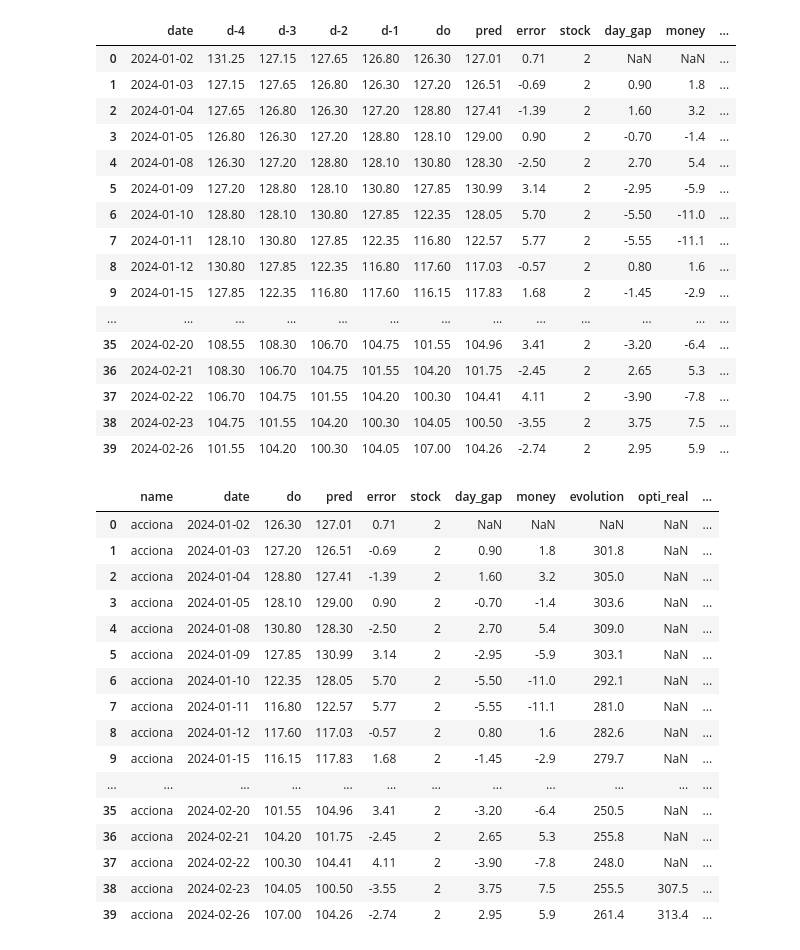
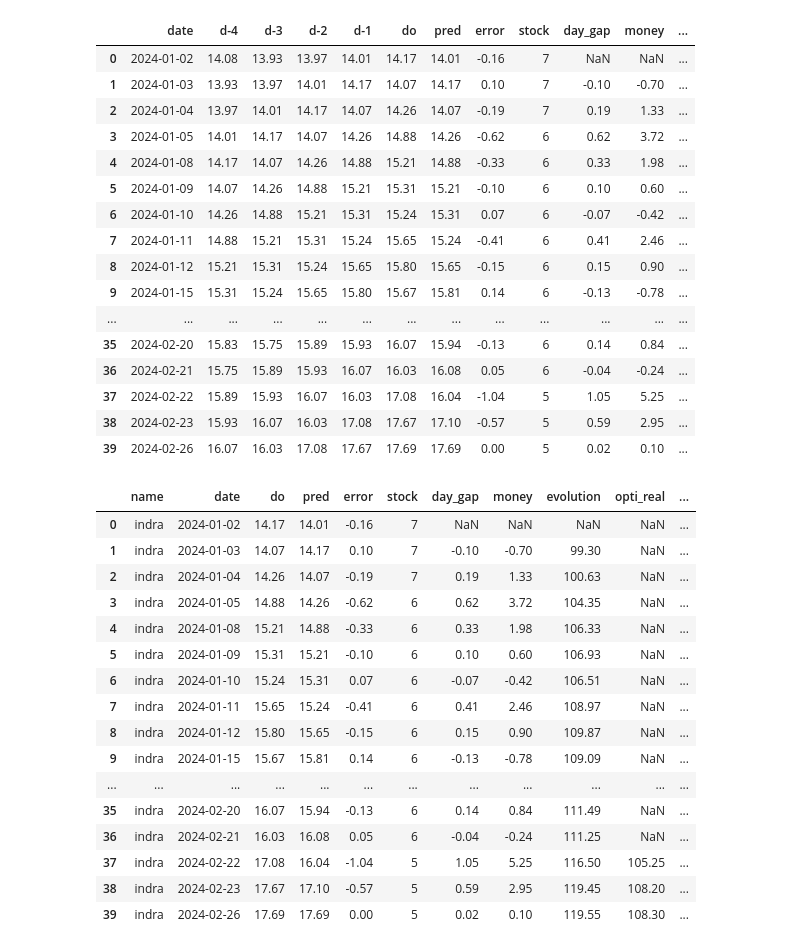
Before and after one commit to javicastano77/IBEX-35-Analysis, a Jupyter notebook: model_omp/model_template.ipynb, the cells around one changed output. Saved outputs shown, nothing was run; the diff lists cells and outputs as text; code cells hidden in the pictures.

```diff
--- a/model_omp/model_template.ipynb
+++ b/model_omp/model_template.ipynb
@@ -39,0 +22,4 @@ acciona
+# %%
+indra = primera_llamada('Indra')
+
+indra
@@ -61,7 +61,7 @@ def preparar_modelo(DF):
 
     return new_df
 # %%
-new_df = preparar_modelo(acciona)
+new_df = preparar_modelo(indra)
 
 new_df
 # %% [output]
@@ -237,27 +217,27 @@ def escenario(x):
 
     return df_pred
 # %%
-df_pred = escenario(300)
+df_pred = escenario(100)
 
 df_pred
 # %% [output]
 |  | date | d-4 | d-3 | d-2 | d-1 | do | pred | error | stock | day_gap | money | ... |
-| 0 | 2024-01-02 | 131.25 | 127.15 | 127.65 | 126.80 | 126.30 | 127.01 | 0.71 | 2 | NaN | NaN | ... |
-| 1 | 2024-01-03 | 127.15 | 127.65 | 126.80 | 126.30 | 127.20 | 126.51 | -0.69 | 2 | 0.90 | 1.8 | ... |
-| 2 | 2024-01-04 | 127.65 | 126.80 | 126.30 | 127.20 | 128.80 | 127.41 | -1.39 | 2 | 1.60 | 3.2 | ... |
-| 3 | 2024-01-05 | 126.80 | 126.30 | 127.20 | 128.80 | 128.10 | 129.00 | 0.90 | 2 | -0.70 | -1.4 | ... |
-| 4 | 2024-01-08 | 126.30 | 127.20 | 128.80 | 128.10 | 130.80 | 128.30 | -2.50 | 2 | 2.70 | 5.4 | ... |
-| 5 | 2024-01-09 | 127.20 | 128.80 | 128.10 | 130.80 | 127.85 | 130.99 | 3.14 | 2 | -2.95 | -5.9 | ... |
-| 6 | 2024-01-10 | 128.80 | 128.10 | 130.80 | 127.85 | 122.35 | 128.05 | 5.70 | 2 | -5.50 | -11.0 | ... |
-| 7 | 2024-01-11 | 128.10 | 130.80 | 127.85 | 122.35 | 116.80 | 122.57 | 5.77 | 2 | -5.55 | -11.1 | ... |
-| 8 | 2024-01-12 | 130.80 | 127.85 | 122.35 | 116.80 | 117.60 | 117.03 | -0.57 | 2 | 0.80 | 1.6 | ... |
-| 9 | 2024-01-15 | 127.85 | 122.35 | 116.80 | 117.60 | 116.15 | 117.83 | 1.68 | 2 | -1.45 | -2.9 | ... |
+| 0 | 2024-01-02 | 14.08 | 13.93 | 13.97 | 14.01 | 14.17 | 14.01 | -0.16 | 7 | NaN | NaN | ... |
+| 1 | 2024-01-03 | 13.93 | 13.97 | 14.01 | 14.17 | 14.07 | 14.17 | 0.10 | 7 | -0.10 | -0.70 | ... |
+| 2 | 2024-01-04 | 13.97 | 14.01 | 14.17 | 14.07 | 14.26 | 14.07 | -0.19 | 7 | 0.19 | 1.33 | ... |
+| 3 | 2024-01-05 | 14.01 | 14.17 | 14.07 | 14.26 | 14.88 | 14.26 | -0.62 | 6 | 0.62 | 3.72 | ... |
+| 4 | 2024-01-08 | 14.17 | 14.07 | 14.26 | 14.88 | 15.21 | 14.88 | -0.33 | 6 | 0.33 | 1.98 | ... |
+| 5 | 2024-01-09 | 14.07 | 14.26 | 14.88 | 15.21 | 15.31 | 15.21 | -0.10 | 6 | 0.10 | 0.60 | ... |
+| 6 | 2024-01-10 | 14.26 | 14.88 | 15.21 | 15.31 | 15.24 | 15.31 | 0.07 | 6 | -0.07 | -0.42 | ... |
+| 7 | 2024-01-11 | 14.88 | 15.21 | 15.31 | 15.24 | 15.65 | 15.24 | -0.41 | 6 | 0.41 | 2.46 | ... |
+| 8 | 2024-01-12 | 15.21 | 15.31 | 15.24 | 15.65 | 15.80 | 15.65 | -0.15 | 6 | 0.15 | 0.90 | ... |
+| 9 | 2024-01-15 | 15.31 | 15.24 | 15.65 | 15.80 | 15.67 | 15.81 | 0.14 | 6 | -0.13 | -0.78 | ... |
 | ... | ... | ... | ... | ... | ... | ... | ... | ... | ... | ... | ... | ... |
-| 35 | 2024-02-20 | 108.55 | 108.30 | 106.70 | 104.75 | 101.55 | 104.96 | 3.41 | 2 | -3.20 | -6.4 | ... |
-| 36 | 2024-02-21 | 108.30 | 106.70 | 104.75 | 101.55 | 104.20 | 101.75 | -2.45 | 2 | 2.65 | 5.3 | ... |
-| 37 | 2024-02-22 | 106.70 | 104.75 | 101.55 | 104.20 | 100.30 | 104.41 | 4.11 | 2 | -3.90 | -7.8 | ... |
-| 38 | 2024-02-23 | 104.75 | 101.55 | 104.20 | 100.30 | 104.05 | 100.50 | -3.55 | 2 | 3.75 | 7.5 | ... |
-| 39 | 2024-02-26 | 101.55 | 104.20 | 100.30 | 104.05 | 107.00 | 104.26 | -2.74 | 2 | 2.95 | 5.9 | ... |
+| 35 | 2024-02-20 | 15.83 | 15.75 | 15.89 | 15.93 | 16.07 | 15.94 | -0.13 | 6 | 0.14 | 0.84 | ... |
+| 36 | 2024-02-21 | 15.75 | 15.89 | 15.93 | 16.07 | 16.03 | 16.08 | 0.05 | 6 | -0.04 | -0.24 | ... |
+| 37 | 2024-02-22 | 15.89 | 15.93 | 16.07 | 16.03 | 17.08 | 16.04 | -1.04 | 5 | 1.05 | 5.25 | ... |
+| 38 | 2024-02-23 | 15.93 | 16.07 | 16.03 | 17.08 | 17.67 | 17.10 | -0.57 | 5 | 0.59 | 2.95 | ... |
+| 39 | 2024-02-26 | 16.07 | 16.03 | 17.08 | 17.67 | 17.69 | 17.69 | 0.00 | 5 | 0.02 | 0.10 | ... |
 # %%
 def dafatrame(df_pred,name):
 
@@ -268,25 +248,25 @@ def dafatrame(df_pred,name):
 
     return df_pred
 # %%
-df= dafatrame(df_pred,'acciona')
+df= dafatrame(df_pred,'indra')
 
 df
 # %% [output]
 |  | name | date | do | pred | error | stock | day_gap | money | evolution | opti_real | ... |
-| 0 | acciona | 2024-01-02 | 126.30 | 127.01 | 0.71 | 2 | NaN | NaN | NaN | NaN | ... |
-| 1 | acciona | 2024-01-03 | 127.20 | 126.51 | -0.69 | 2 | 0.90 | 1.8 | 301.8 | NaN | ... |
-| 2 | acciona | 2024-01-04 | 128.80 | 127.41 | -1.39 | 2 | 1.60 | 3.2 | 305.0 | NaN | ... |
-| 3 | acciona | 2024-01-05 | 128.10 | 129.00 | 0.90 | 2 | -0.70 | -1.4 | 303.6 | NaN | ... |
-| 4 | acciona | 2024-01-08 | 130.80 | 128.30 | -2.50 | 2 | 2.70 | 5.4 | 309.0 | NaN | ... |
-| 5 | acciona | 2024-01-09 | 127.85 | 130.99 | 3.14 | 2 | -2.95 | -5.9 | 303.1 | NaN | ... |
-| 6 | acciona | 2024-01-10 | 122.35 | 128.05 | 5.70 | 2 | -5.50 | -11.0 | 292.1 | NaN | ... |
-| 7 | acciona | 2024-01-11 | 116.80 | 122.57 | 5.77 | 2 | -5.55 | -11.1 | 281.0 | NaN | ... |
-| 8 | acciona | 2024-01-12 | 117.60 | 117.03 | -0.57 | 2 | 0.80 | 1.6 | 282.6 | NaN | ... |
-| 9 | acciona | 2024-01-15 | 116.15 | 117.83 | 1.68 | 2 | -1.45 | -2.9 | 279.7 | NaN | ... |
+| 0 | indra | 2024-01-02 | 14.17 | 14.01 | -0.16 | 7 | NaN | NaN | NaN | NaN | ... |
+| 1 | indra | 2024-01-03 | 14.07 | 14.17 | 0.10 | 7 | -0.10 | -0.70 | 99.30 | NaN | ... |
+| 2 | indra | 2024-01-04 | 14.26 | 14.07 | -0.19 | 7 | 0.19 | 1.33 | 100.63 | NaN | ... |
+| 3 | indra | 2024-01-05 | 14.88 | 14.26 | -0.62 | 6 | 0.62 | 3.72 | 104.35 | NaN | ... |
+| 4 | indra | 2024-01-08 | 15.21 | 14.88 | -0.33 | 6 | 0.33 | 1.98 | 106.33 | NaN | ... |
+| 5 | indra | 2024-01-09 | 15.31 | 15.21 | -0.10 | 6 | 0.10 | 0.60 | 106.93 | NaN | ... |
+| 6 | indra | 2024-01-10 | 15.24 | 15.31 | 0.07 | 6 | -0.07 | -0.42 | 106.51 | NaN | ... |
+| 7 | indra | 2024-01-11 | 15.65 | 15.24 | -0.41 | 6 | 0.41 | 2.46 | 108.97 | NaN | ... |
+| 8 | indra | 2024-01-12 | 15.80 | 15.65 | -0.15 | 6 | 0.15 | 0.90 | 109.87 | NaN | ... |
+| 9 | indra | 2024-01-15 | 15.67 | 15.81 | 0.14 | 6 | -0.13 | -0.78 | 109.09 | NaN | ... |
 | ... | ... | ... | ... | ... | ... | ... | ... | ... | ... | ... | ... |
-| 35 | acciona | 2024-02-20 | 101.55 | 104.96 | 3.41 | 2 | -3.20 | -6.4 | 250.5 | NaN | ... |
-| 36 | acciona | 2024-02-21 | 104.20 | 101.75 | -2.45 | 2 | 2.65 | 5.3 | 255.8 | NaN | ... |
-| 37 | acciona | 2024-02-22 | 100.30 | 104.41 | 4.11 | 2 | -3.90 | -7.8 | 248.0 | NaN | ... |
-| 38 | acciona | 2024-02-23 | 104.05 | 100.50 | -3.55 | 2 | 3.75 | 7.5 | 255.5 | 307.5 | ... |
-| 39 | acciona | 2024-02-26 | 107.00 | 104.26 | -2.74 | 2 | 2.95 | 5.9 | 261.4 | 313.4 | ... |
+| 35 | indra | 2024-02-20 | 16.07 | 15.94 | -0.13 | 6 | 0.14 | 0.84 | 111.49 | NaN | ... |
+| 36 | indra | 2024-02-21 | 16.03 | 16.08 | 0.05 | 6 | -0.04 | -0.24 | 111.25 | NaN | ... |
+| 37 | indra | 2024-02-22 | 17.08 | 16.04 | -1.04 | 5 | 1.05 | 5.25 | 116.50 | 105.25 | ... |
+| 38 | indra | 2024-02-23 | 17.67 | 17.10 | -0.57 | 5 | 0.59 | 2.95 | 119.45 | 108.20 | ... |
+| 39 | indra | 2024-02-26 | 17.69 | 17.69 | 0.00 | 5 | 0.02 | 0.10 | 119.55 | 108.30 | ... |
 # %%
```
Also changed, not shown: parts of 7 cells of this notebook, 3 other files.
